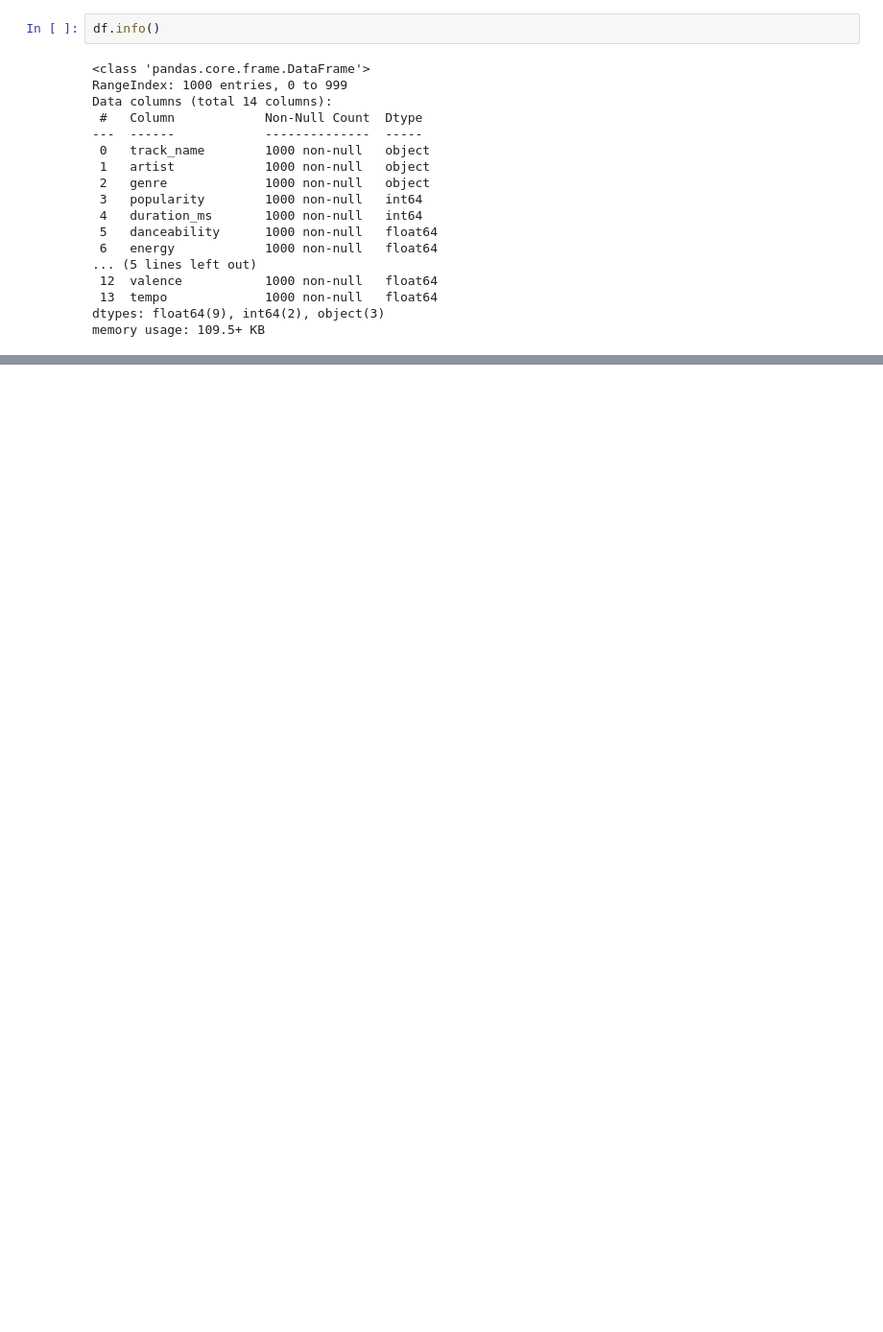
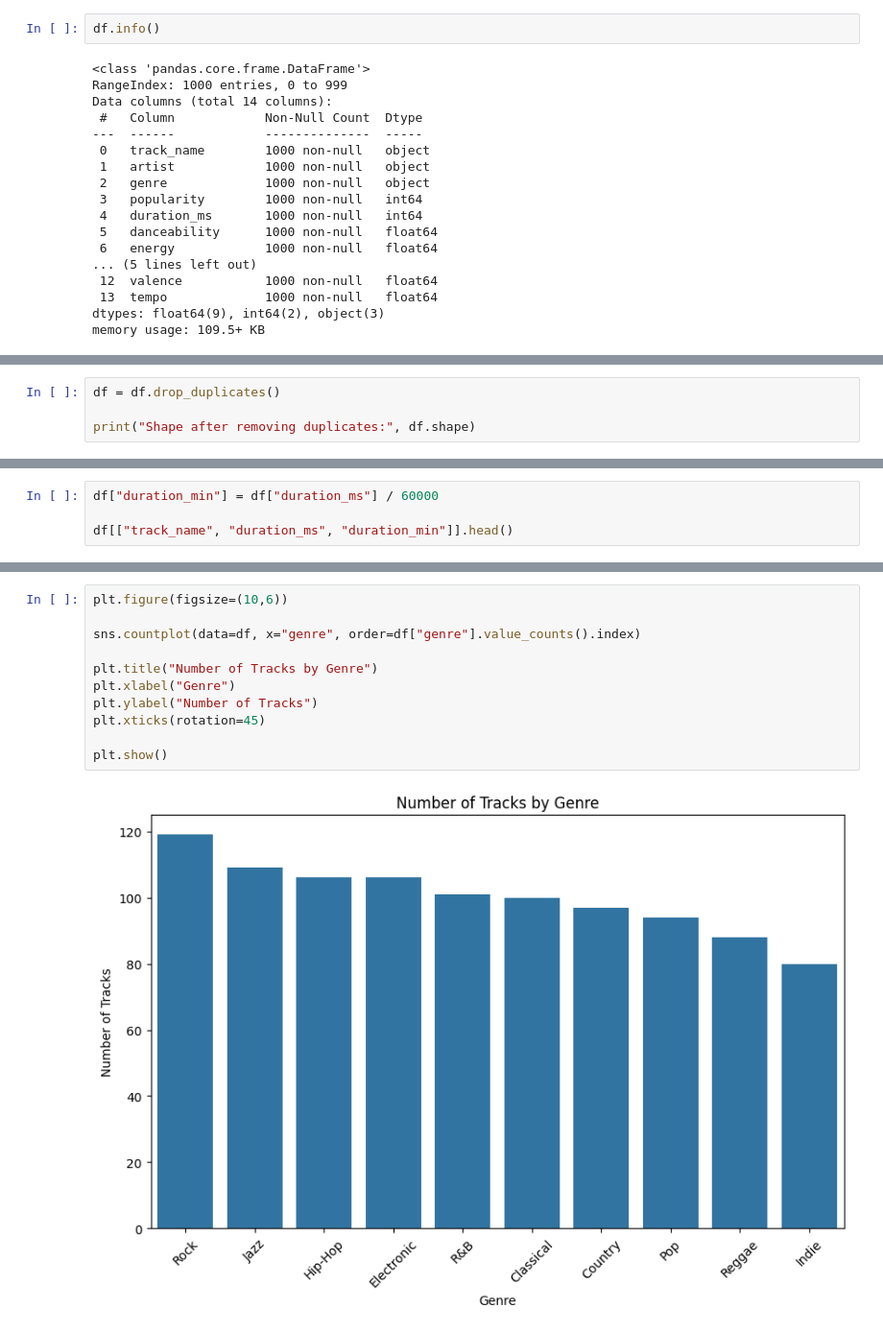
Before and after one commit to hanjadavi03-max/FOR-YOU-, a Jupyter notebook: linear.ipynb, the cells around one changed output, grey strips where cells are left out. Shown at 96% size. Drawn from its saved outputs; the diff is of its cells as text; blank space fills up the shorter version.

```diff
--- a/linear.ipynb
+++ b/linear.ipynb
@@ -118,2 +75,6 @@ df.isnull().sum().sum()
 # %% [output]
 np.int64(0)
+# %%
+df = df.drop_duplicates()
+
+print("Shape after removing duplicates:", df.shape)
@@ -119,0 +83,4 @@ np.int64(0)
+# %%
+df["duration_min"] = df["duration_ms"] / 60000
+
+df[["track_name", "duration_ms", "duration_min"]].head()
@@ -119,0 +94,13 @@ np.int64(0)
+# %%
+plt.figure(figsize=(10,6))
+
+sns.countplot(data=df, x="genre", order=df["genre"].value_counts().index)
+
+plt.title("Number of Tracks by Genre")
+plt.xlabel("Genre")
+plt.ylabel("Number of Tracks")
+plt.xticks(rotation=45)
+
+plt.show()
+# %% [output]
+[figure, added]
```
Also changed, not shown: parts of 27 cells of this notebook.
